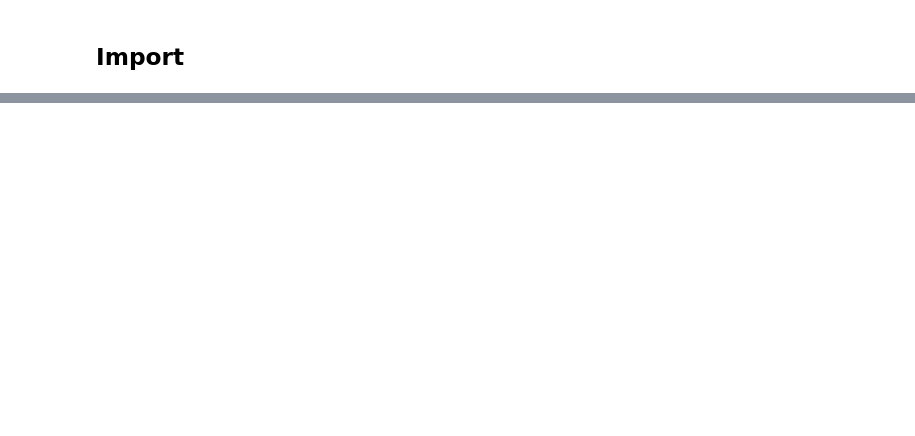
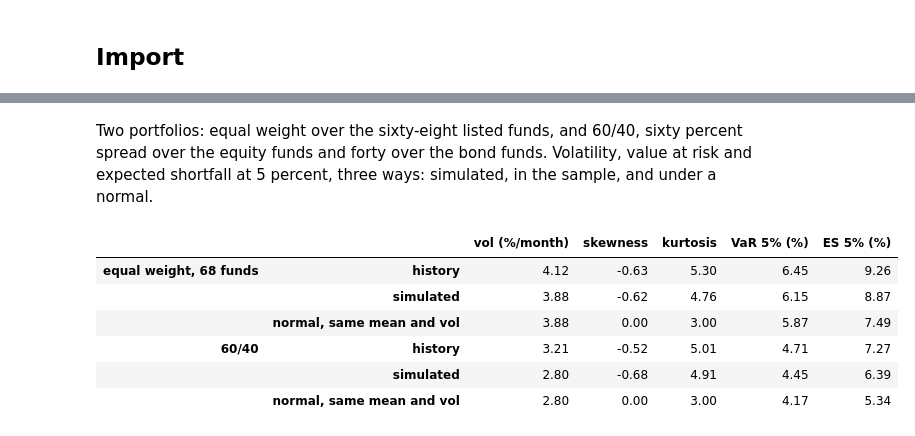
Before and after one commit to mamadouyamar/CVineMarketGen, a Jupyter notebook: examples/03_many_assets_factors.ipynb, the cells around one changed output, grey strips where cells are left out. Saved outputs shown, nothing was run; the diff lists cells and outputs as text; code cells hidden in the pictures; blank space fills up the shorter version.

```diff
--- a/examples/03_many_assets_factors.ipynb
+++ b/examples/03_many_assets_factors.ipynb
@@ -1591,0 +234,6 @@ pd.DataFrame({f: iid_tests(F[f].values) for f in F.columns}).T.round(3).rename(c
+# %%
+tickers = [t for t in spec.assets["ticker"] if t not in ("Private credit", "Multi-strategy")]
+R = load_etf_monthly(tickers, start="2007-04", cache=os.path.join(ROOT, "data", "etf_cache_universe.csv"))[tickers]
+F = load_factor_data(cache=os.path.join(ROOT, "data", "factors_cache.csv"))
+idx = R.index.intersection(F.index); R, F = R.loc[idx], F.loc[idx]
+print(f"assets {R.shape[1]} x {R.shape[0]} months | factors {F.shape[1]} x {F.shape[0]} | {idx.min()} to {idx.max()}")
@@ -1591,0 +410,4 @@ pd.DataFrame({f: iid_tests(F[f].values) for f in F.columns}).T.round(3).rename(c
+# %%
+scen = sim.simulate(25000, seed=7); scen_f = sim.last_factors
+print("scenarios", scen.shape, "| factor months", scen_f.shape)
+scen.iloc[:3, :6].round(4)
@@ -1591,0 +461,29 @@ pd.DataFrame({f: iid_tests(F[f].values) for f in F.columns}).T.round(3).rename(c
+# %% [markdown]
+Two portfolios: equal weight over the sixty-eight listed funds, and 60/40,
+sixty percent spread over the equity funds and forty over the bond funds.
+Volatility, value at risk and expected shortfall at 5 percent, three ways:
+simulated, in the sample, and under a normal.
+# %%
+tag = spec.assets.set_index("ticker")["tag"]
+eq = [t for t in tickers if tag[t] in ("equity_dm", "equity_dm_commodity", "financials", "banks", "rate_sensitive_equity", "small_cap", "equity_em", "equity_em_commodity")]
+bd = [t for t in tickers if tag[t] in ("treasury", "aggregate_credit", "high_yield")]
+w_eq = pd.Series(1.0 / len(tickers), index=tickers)
+w_bal = pd.Series(0.0, index=tickers); w_bal[eq] = 0.6 / len(eq); w_bal[bd] = 0.4 / len(bd)
+rows = {}
+for name, w in [("equal weight, 68 funds", w_eq), ("60/40", w_bal)]:
+    r_sim = (scen[tickers] @ w).values; r_hist = (R @ w).values
+    for lab, r in [("history", r_hist), ("simulated", r_sim)]:
+        v, e = var_es(r); rows[(name, lab)] = {"vol (%/month)": r.std() * 100, "skewness": stats.skew(r), "kurtosis": stats.kurtosis(r) + 3, "VaR 5% (%)": v * 100, "ES 5% (%)": e * 100}
+    m, s = r_sim.mean(), r_sim.std()
+    rows[(name, "normal, same mean and vol")] = {"vol (%/month)": s * 100, "skewness": 0.0, "kurtosis": 3.0,
+                                                 "VaR 5% (%)": -(m + s * stats.norm.ppf(0.05)) * 100,
+                                                 "ES 5% (%)": -(m - s * stats.norm.pdf(stats.norm.ppf(0.05)) / 0.05) * 100}
+pd.DataFrame(rows).T.round(2)
+# %% [output]
+|  |  | vol (%/month) | skewness | kurtosis | VaR 5% (%) | ES 5% (%) |
+| equal weight, 68 funds | history | 4.12 | -0.63 | 5.30 | 6.45 | 9.26 |
+|  | simulated | 3.88 | -0.62 | 4.76 | 6.15 | 8.87 |
+|  | normal, same mean and vol | 3.88 | 0.00 | 3.00 | 5.87 | 7.49 |
+| 60/40 | history | 3.21 | -0.52 | 5.01 | 4.71 | 7.27 |
+|  | simulated | 2.80 | -0.68 | 4.91 | 4.45 | 6.39 |
+|  | normal, same mean and vol | 2.80 | 0.00 | 3.00 | 4.17 | 5.34 |
```
Also changed, not shown: parts of 209 cells of this notebook, 4 other files.
